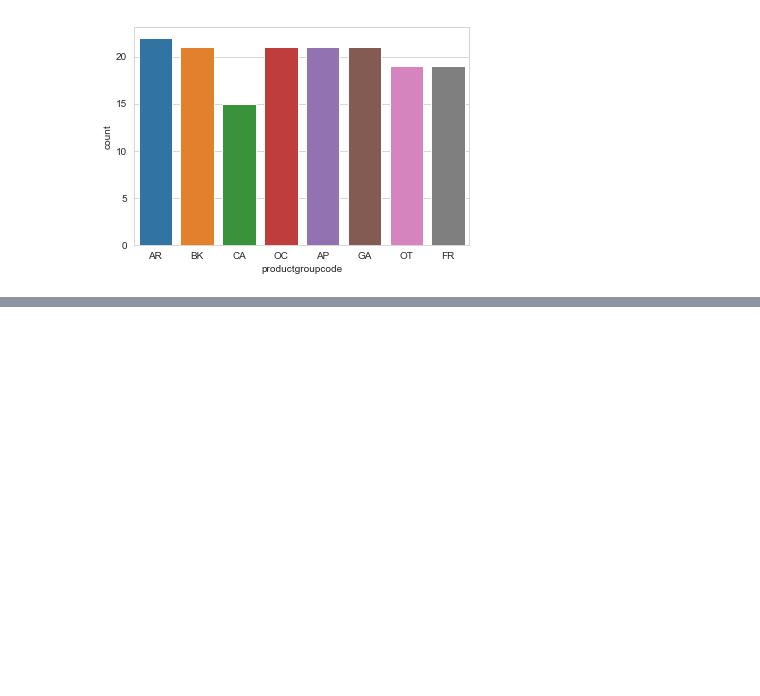
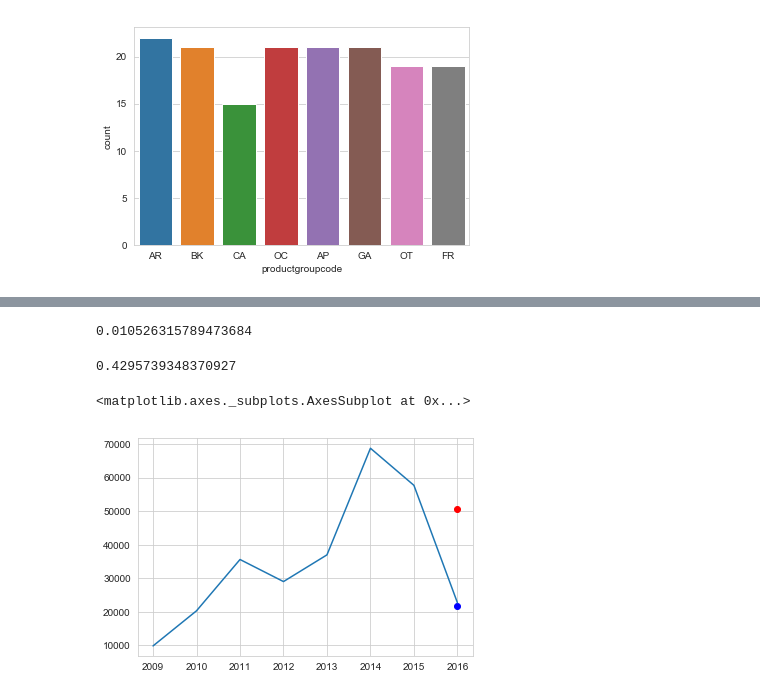
Before and after one commit to MariuszWroc/dataScience, a Jupyter notebook: data science - projekt.ipynb, the cells around one changed output, grey strips where cells are left out. Drawn from its saved outputs; the diff is of its cells as text; code cells hidden in the pictures; blank space fills up the shorter version.

```diff
--- a/data science - projekt.ipynb
+++ b/data science - projekt.ipynb
@@ -333,0 +443,7 @@ model = GaussianNB()
+# %%
+#Teraz sprawdzimy czy wyjdzie lepsza prognoza sprzedży jeżeli użyjemy produktów
+GroupByProductid = orderlinesOrderCustomer
+GroupByProductid = GroupByProductid.groupby(['productid', 'billdate']).size()
+GroupByProductid = GroupByProductid.unstack()
+GroupByProductid = GroupByProductid.fillna(0)
+GroupByProductid.head(10)
@@ -333,0 +463,14 @@ model = GaussianNB()
+# %%
+# Rozdzielenie tabeli na Feature Matrix i Target Vector
+X_product= GroupByProductid.loc[:,[2009,2010,2011,2012,2014,2015]]
+y_product=GroupByProductid.loc[:,2016]
+# %%
+# Rozdzielamy próbki na dwa zbiory testowy i uczący (po równo próbek w każdym zbiorze)
+X1, X2, y1, y2 = train_test_split(X_product,y_product, random_state=0, train_size=0.5)
+# %%
+model.fit(X1, y1)
+y_model = model.predict(X2)
+# %%
+accuracy_score(y2, y_model)
+# %% [output]
+0.010526315789473684
@@ -333,0 +481,14 @@ model = GaussianNB()
+# %%
+accuracy_score(y2, y_modelKNeighborsClassifier)
+# %% [output]
+0.4295739348370927
+# %%
+# W przypadku modelu 2 dopasowanie jest znacznie lepsze i wynosi 42%. Zaznaczymy teraz na wykresie
+# wyniki z obu prognoz na czerwono wynik modelu 1 na niebiesko wyniki 2 modelu
+plt.plot(2016,sum(y_model2),'bo' )
+plt.plot(2016,sum(y_model),'ro')
+t = orderlinesOrderCustomer
+(t.billdate).value_counts().sort_index().plot()
+# %% [output]
+<matplotlib.axes._subplots.AxesSubplot at 0x...>
+[figure, added]
```
Also changed, not shown: parts of 30 cells of this notebook.
